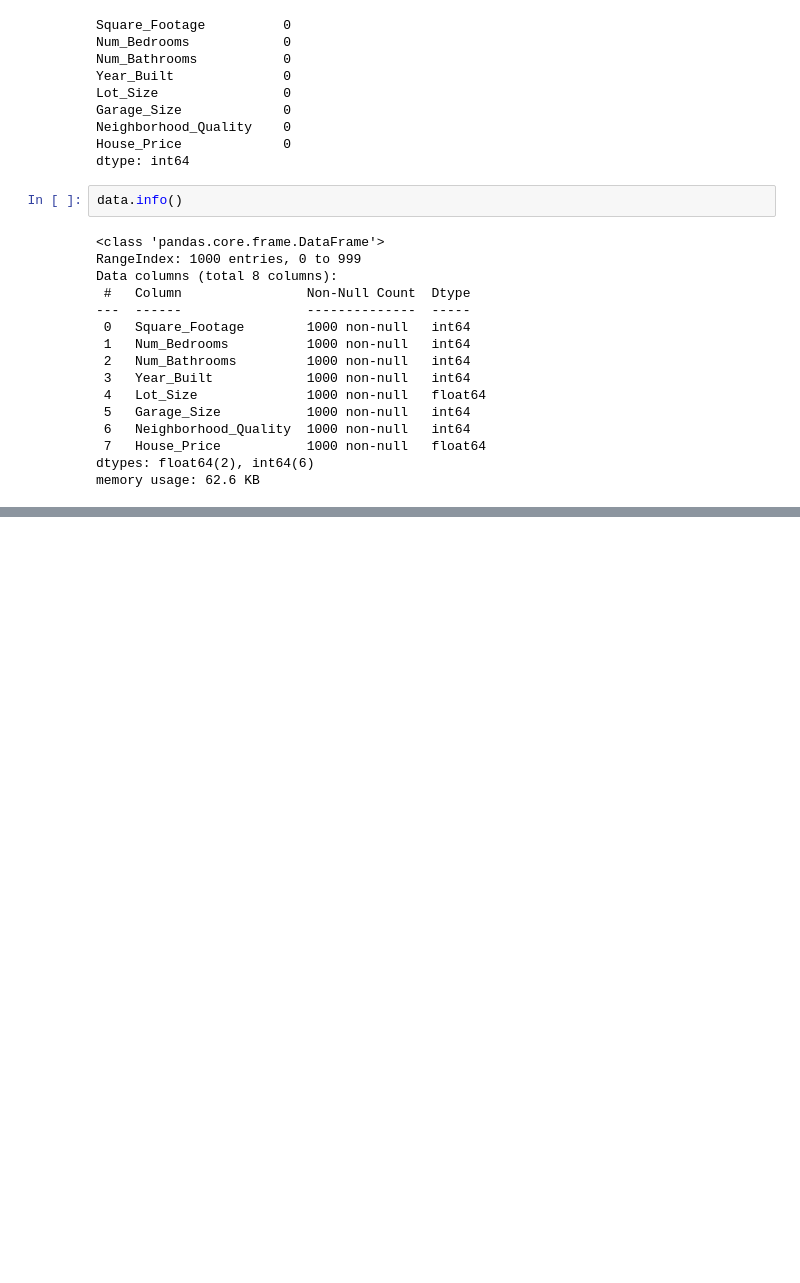
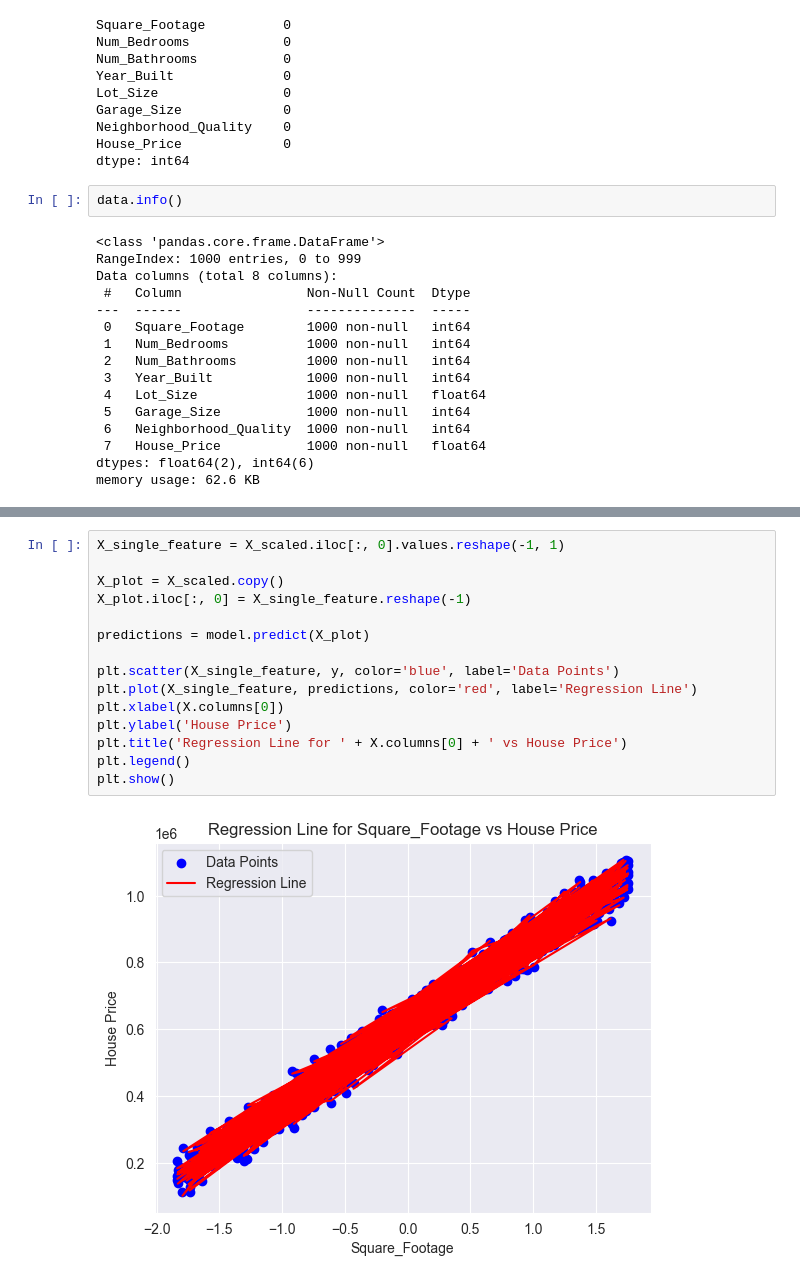
Before and after one commit to itssahilwhat/AI-Fundamentals, a Jupyter notebook: From Scratch/Linear Regression.ipynb, the cells around one changed output, grey strips where cells are left out. Cells and saved outputs as stored; diff of their text form; blank space fills up the shorter version.

```diff
--- a/From Scratch/Linear Regression.ipynb
+++ b/From Scratch/Linear Regression.ipynb
@@ -120,0 +152,17 @@ plt.show()
+# %%
+X_single_feature = X_scaled.iloc[:, 0].values.reshape(-1, 1)
+
+X_plot = X_scaled.copy()
+X_plot.iloc[:, 0] = X_single_feature.reshape(-1)
+
+predictions = model.predict(X_plot)
+
+plt.scatter(X_single_feature, y, color='blue', label='Data Points')
+plt.plot(X_single_feature, predictions, color='red', label='Regression Line')
+plt.xlabel(X.columns[0])
+plt.ylabel('House Price')
+plt.title('Regression Line for ' + X.columns[0] + ' vs House Price')
+plt.legend()
+plt.show()
+# %% [output]
+[figure, added]
```
Also changed, not shown: parts of 12 cells of this notebook.
